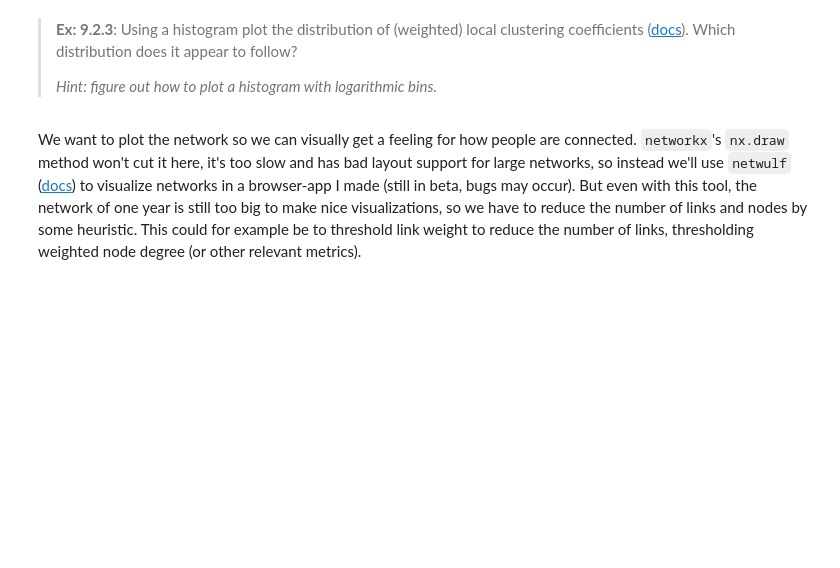
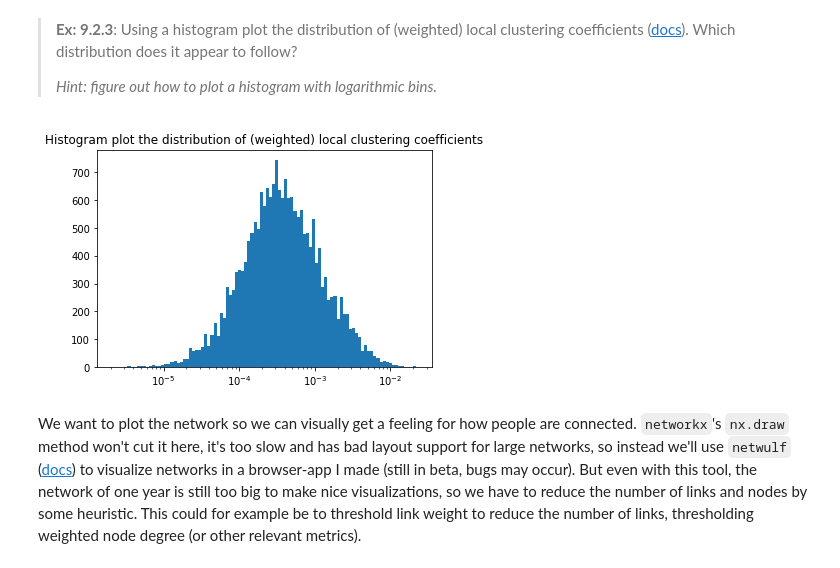
Before and after one commit to kristianolesenlarsen/sdseml_online_exercises, a Jupyter notebook: ErikSchou/Exercise 9/exercises_week9_ES.ipynb, the cells around one changed output. Cells and saved outputs as stored; diff of their text form; code cells hidden in the pictures; blank space fills up the shorter version.

```diff
--- a/ErikSchou/Exercise 9/exercises_week9_ES.ipynb
+++ b/ErikSchou/Exercise 9/exercises_week9_ES.ipynb
@@ -194,6 +249,24 @@ degree 0.*
 > **Ex: 9.2.3**: Using a histogram plot the distribution of (weighted) local clustering coefficients ([docs](https://networkx.github.io/documentation/stable/reference/algorithms/generated/networkx.algorithms.cluster.clustering.html#networkx.algorithms.cluster.clustering)). Which distribution does it appear to follow?
 >
 > *Hint: figure out how to plot a histogram with logarithmic bins.*
+# %%
+import collections
+import matplotlib.pyplot as plt
+import networkx as nx
+import numpy as np
+
+G = list(nx.clustering(G_t, weight ='weight').values())
+G = list(filter(lambda num: num != 0, G))
+low = min(G)
+high = max(G)
+
+# Histogram
+plt.hist(G, bins=np.logspace(np.log10(low),np.log10(high), 100))
+plt.title("Histogram plot the distribution of (weighted) local clustering coefficients")
+plt.gca().set_xscale("log")
+plt.show()
+# %% [output]
+[figure, added]
 # %% [markdown]
 We want to plot the network so we can visually get a feeling for how people are connected. `networkx`'s `nx.draw` method won't cut it here, it's too slow and has bad layout support for large networks, so instead we'll use `netwulf` ([docs](https://netwulf.readthedocs.io/)) to visualize networks in a browser-app I made (still in beta, bugs may occur). But even with this tool, the network of one year is still too big to make nice visualizations, so we have to reduce the number of links and nodes by some heuristic. This could for example be to threshold link weight to reduce the number of links, thresholding weighted node degree (or other relevant metrics).
 # %% [markdown]
```
Also changed, not shown: parts of 7 cells of this notebook, 6 other files.
